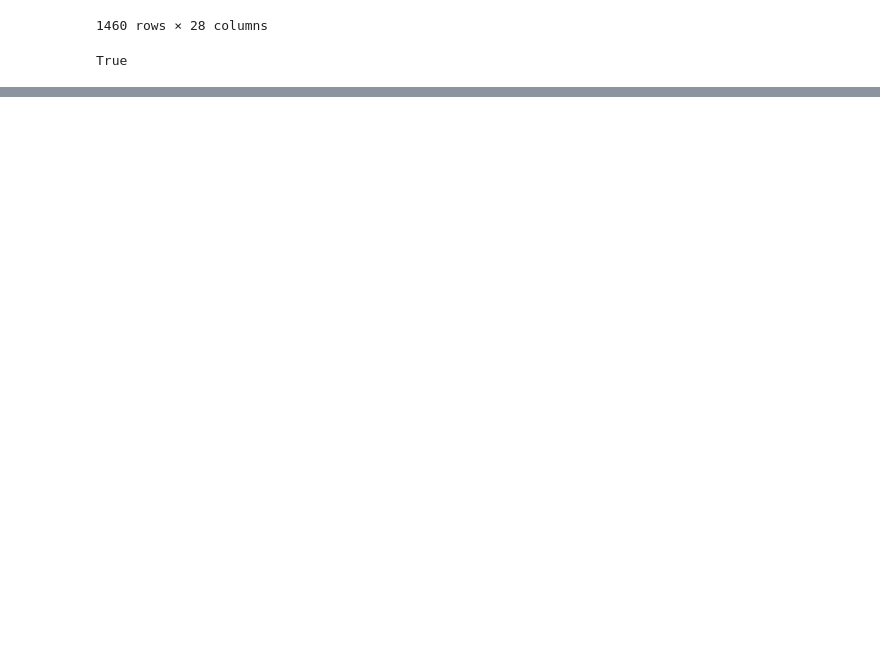
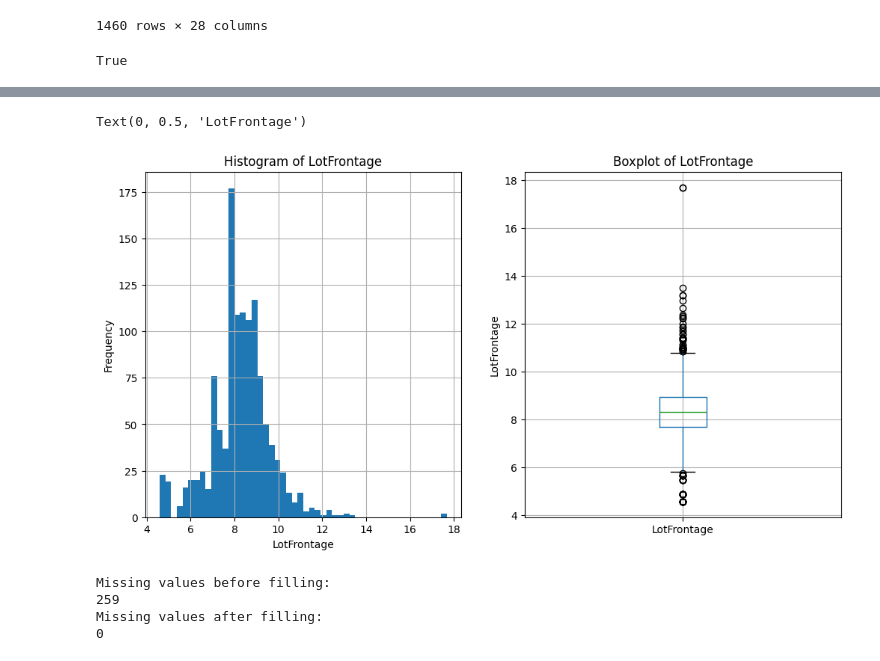
Before and after one commit to lukovskiy541/house_pricing_competition, a Jupyter notebook: final_solution.ipynb, the cells around one changed output, grey strips where cells are left out. Drawn from its saved outputs; the diff is of its cells as text; code cells hidden in the pictures; blank space fills up the shorter version.

```diff
--- a/final_solution.ipynb
+++ b/final_solution.ipynb
@@ -112,0 +200,32 @@ True
+# %%
+data['LotFrontage'] = np.sqrt(data['LotFrontage'])
+fig, axs = matplotlib.pyplot.subplots(1, 2, figsize=(12, 6))
+
+
+data['LotFrontage'].hist(ax=axs[0], bins=50)
+axs[0].set_title('Histogram of LotFrontage')
+axs[0].set_xlabel('LotFrontage')
+axs[0].set_ylabel('Frequency')
+
+
+data.boxplot(column='LotFrontage', ax=axs[1])
+axs[1].set_title('Boxplot of LotFrontage')
+axs[1].set_ylabel('LotFrontage')
+# %% [output]
+Text(0, 0.5, 'LotFrontage')
+[figure, added]
+# %%
+print("Missing values before filling:")
+print(data['LotFrontage'].isna().sum())
+
+# Заповнення відсутніх значень середнім значенням
+data['LotFrontage'] = data['LotFrontage'].fillna(data['LotFrontage'].median())
+
+# Перевірте кількість відсутніх значень після заповнення
+print("Missing values after filling:")
+print(data['LotFrontage'].isna().sum())
+# %% [output]
+Missing values before filling:
+259
+Missing values after filling:
+0
```
Also changed, not shown: parts of 12 cells of this notebook.
